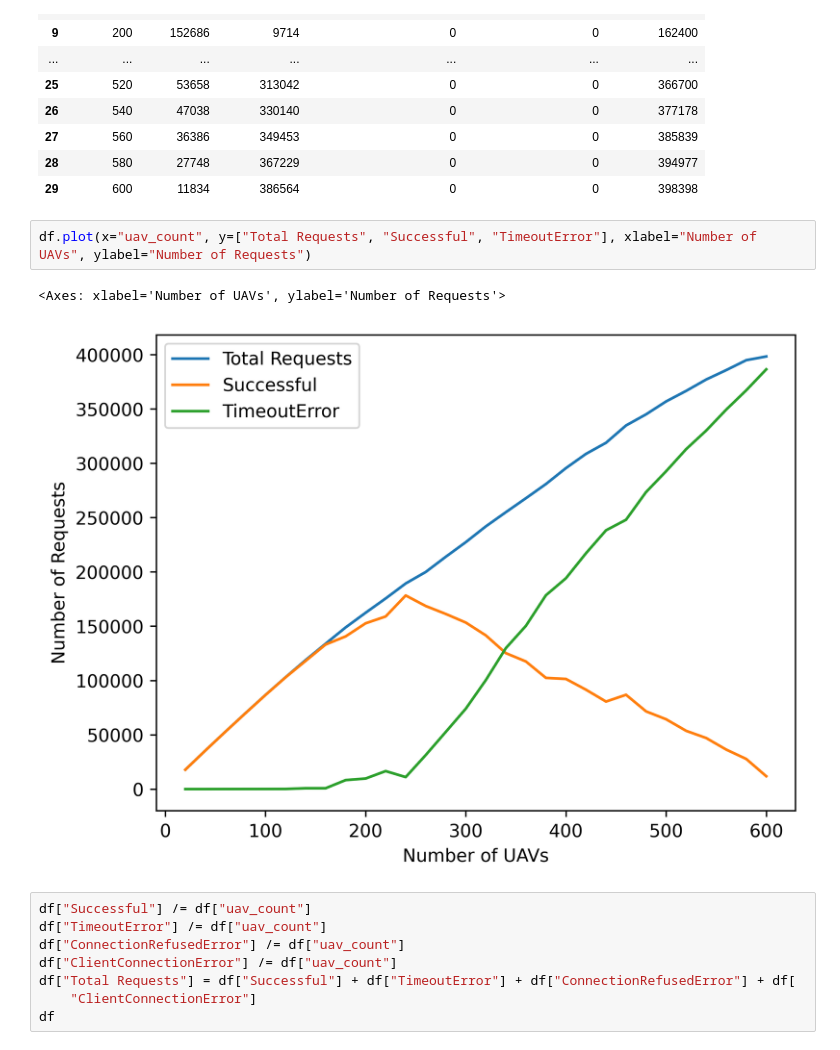
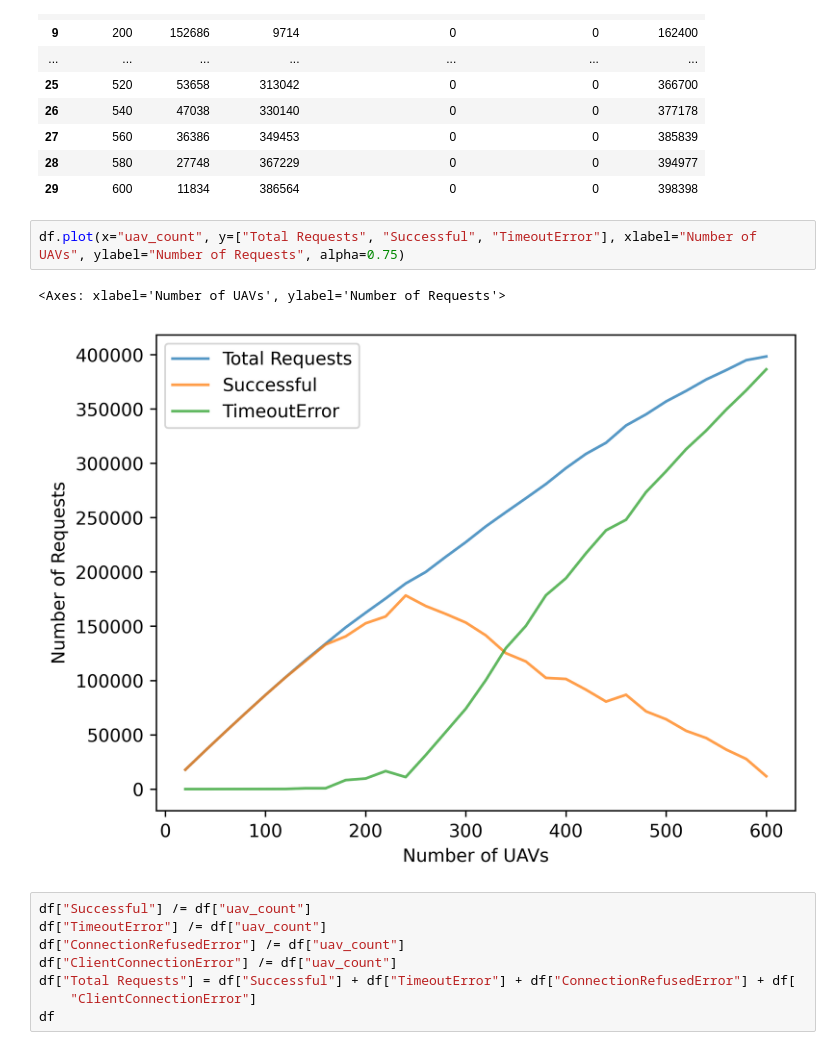
Before and after one commit to jan-be/skybed, a Jupyter notebook: evaluation/evaluation_graphs.ipynb, the cells around one changed output. Drawn from its saved outputs; the diff is of its cells as text.

```diff
--- a/evaluation/evaluation_graphs.ipynb
+++ b/evaluation/evaluation_graphs.ipynb
@@ -56,10 +56,10 @@ df
 | 28 | 580 | 27748 | 367229 | 0 | 0 | 394977 |
 | 29 | 600 | 11834 | 386564 | 0 | 0 | 398398 |
 # %%
-df.plot(x="uav_count", y=["Total Requests", "Successful", "TimeoutError"], xlabel="Number of UAVs", ylabel="Number of Requests")
+df.plot(x="uav_count", y=["Total Requests", "Successful", "TimeoutError"], xlabel="Number of UAVs", ylabel="Number of Requests", alpha=0.75)
 # %% [output]
 <Axes: xlabel='Number of UAVs', ylabel='Number of Requests'>
-[figure, old version]
+[figure, new version]
 # %%
 df["Successful"] /= df["uav_count"]
 df["TimeoutError"] /= df["uav_count"]
```
Also changed, not shown: parts of 2 cells of this notebook, 17 other files.
